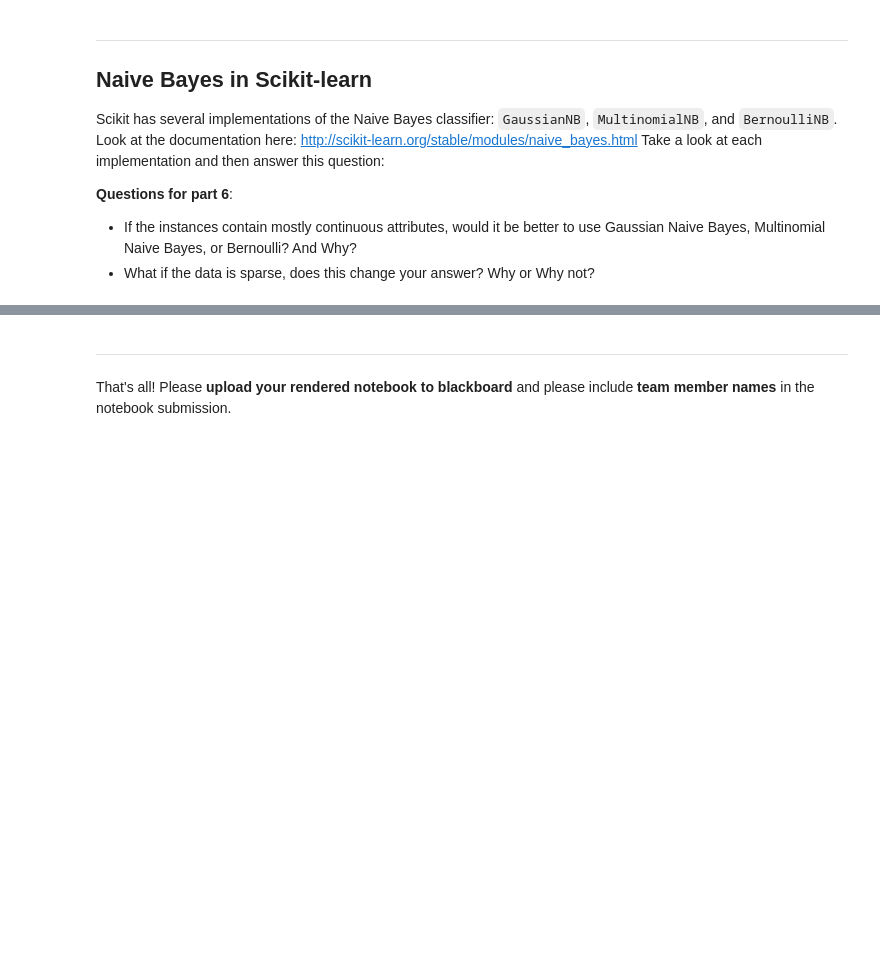
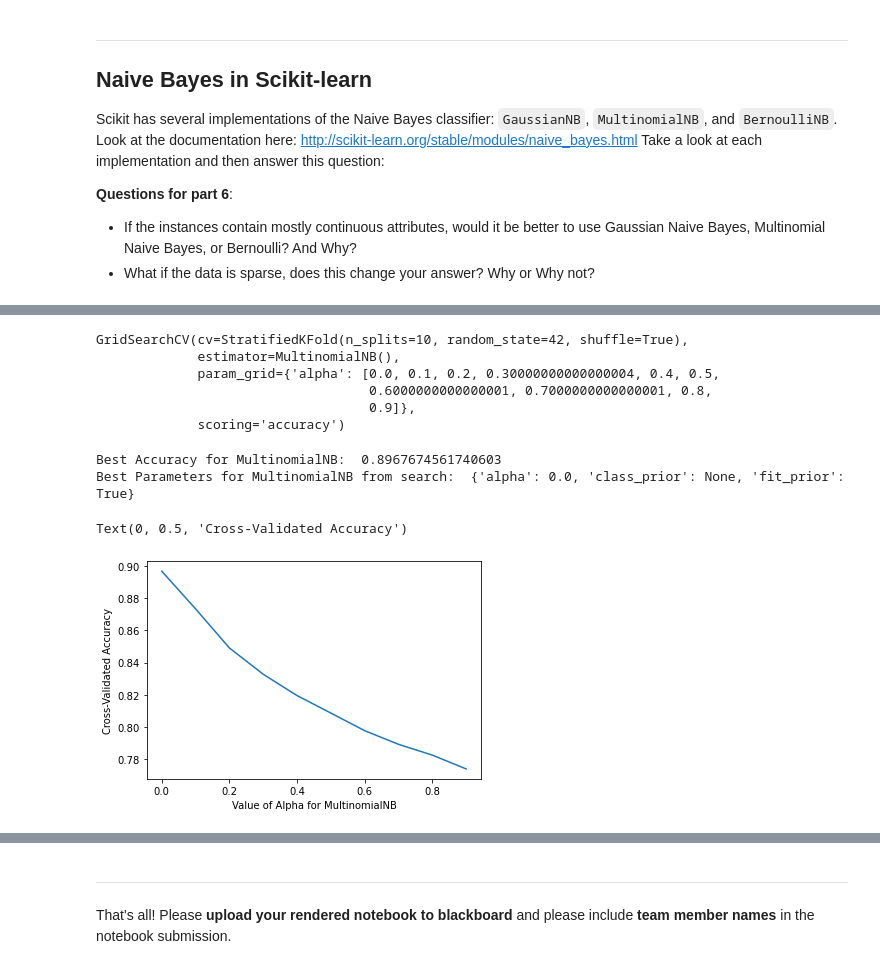
Before and after one commit to rickfontenot/airbnb, a Jupyter notebook: InClass/ICA3_DataMining.ipynb, the cells around one changed output, grey strips where cells are left out. Cells and saved outputs as stored; diff of their text form; code cells hidden in the pictures; blank space fills up the shorter version.

```diff
--- a/InClass/ICA3_DataMining.ipynb
+++ b/InClass/ICA3_DataMining.ipynb
@@ -343,0 +325,22 @@ The alpha values control... Placeholder
+# %%
+from sklearn.naive_bayes import MultinomialNB
+from sklearn.naive_bayes import BernoulliNB
+
+
+clf_mnb = MultinomialNB(alpha=1.0)
+clf_bnb = BernoulliNB(alpha=1.0, binarize=0.0)
+
+# fill in your code here
+for train, test in cv.split(X,y):
+    clf_mnb.fit(X[train],y[train])
+    yhat[test] = clf_mnb.predict(X[test])
+
+total_accuracy = mt.accuracy_score(y, yhat)
+print ('MultinomialNB with alpha= 1.0',' Mean accuracy for 10 folds: ', total_accuracy)
+
+for train, test in cv.split(X,y):
+    clf_bnb.fit(X[train],y[train])
+    yhat[test] = clf_bnb.predict(X[test])
+
+total_accuracy = mt.accuracy_score(y, yhat)
+print ('BernoulliNB with alpha= 1.0',' Mean accuracy for 10 folds: ', total_accuracy)
@@ -343,0 +353,29 @@ The alpha values control... Placeholder
+# %%
+alpha_range = list(np.arange(0, 1, 0.1))
+
+param_grid = dict(alpha=alpha_range)
+
+grid = GridSearchCV(clf_mnb, param_grid, cv=cv, scoring='accuracy')
+grid.fit(X, y)
+# %% [output]
+GridSearchCV(cv=StratifiedKFold(n_splits=10, random_state=42, shuffle=True),
+             estimator=MultinomialNB(),
+             param_grid={'alpha': [0.0, 0.1, 0.2, 0.30000000000000004, 0.4, 0.5,
+                                   0.6000000000000001, 0.7000000000000001, 0.8,
+                                   0.9]},
+             scoring='accuracy')
+# %%
+print("Best Accuracy for MultinomialNB: ",grid.best_score_)
+print("Best Parameters for MultinomialNB from search: ",grid.best_estimator_.get_params())
+
+
+from matplotlib import pyplot as plt
+
+plt.plot(alpha_range, grid.cv_results_['mean_test_score'])
+plt.xlabel('Value of Alpha for MultinomialNB')
+plt.ylabel('Cross-Validated Accuracy')
+# %% [output]
+Best Accuracy for MultinomialNB:  0.8967674561740603
+Best Parameters for MultinomialNB from search:  {'alpha': 0.0, 'class_prior': None, 'fit_prior': True}
+Text(0, 0.5, 'Cross-Validated Accuracy')
+[figure, added]
```
Also changed, not shown: parts of 10 cells of this notebook.
